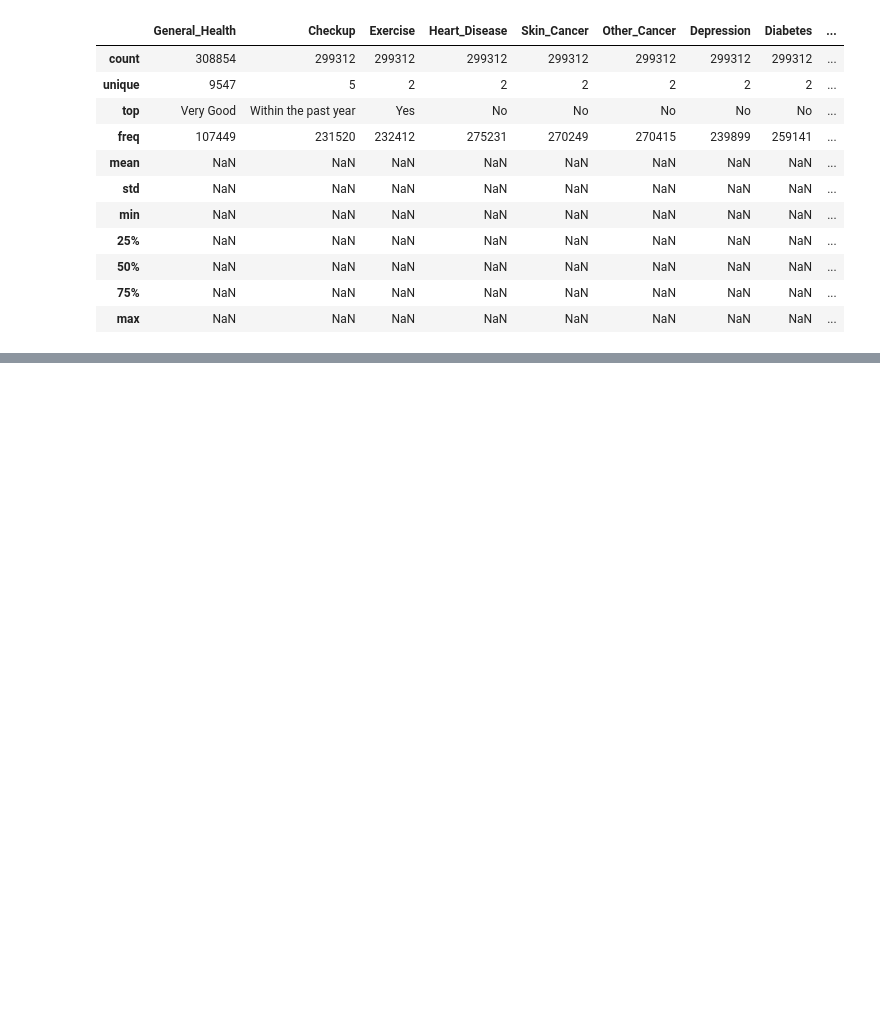
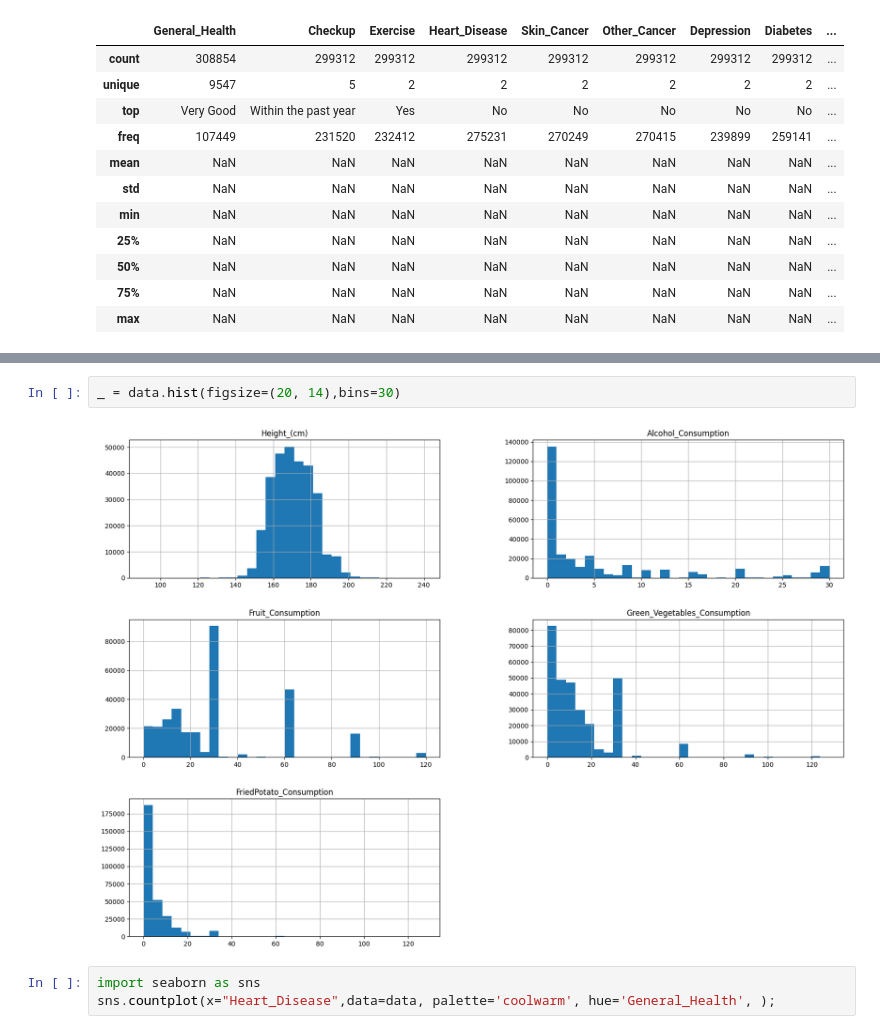
Before and after one commit to gir-yay/AI, a Jupyter notebook: projet.ipynb, the cells around one changed output, grey strips where cells are left out. Cells and saved outputs as stored; diff of their text form; blank space fills up the shorter version.

```diff
--- a/projet.ipynb
+++ b/projet.ipynb
@@ -93,0 +115,7 @@ data.describe(include='all')
+# %%
+_ = data.hist(figsize=(20, 14),bins=30)
+# %% [output]
+[figure, added]
+# %%
+import seaborn as sns
+sns.countplot(x="Heart_Disease",data=data, palette='coolwarm', hue='General_Health', );
```
Also changed, not shown: parts of 2 cells of this notebook.
